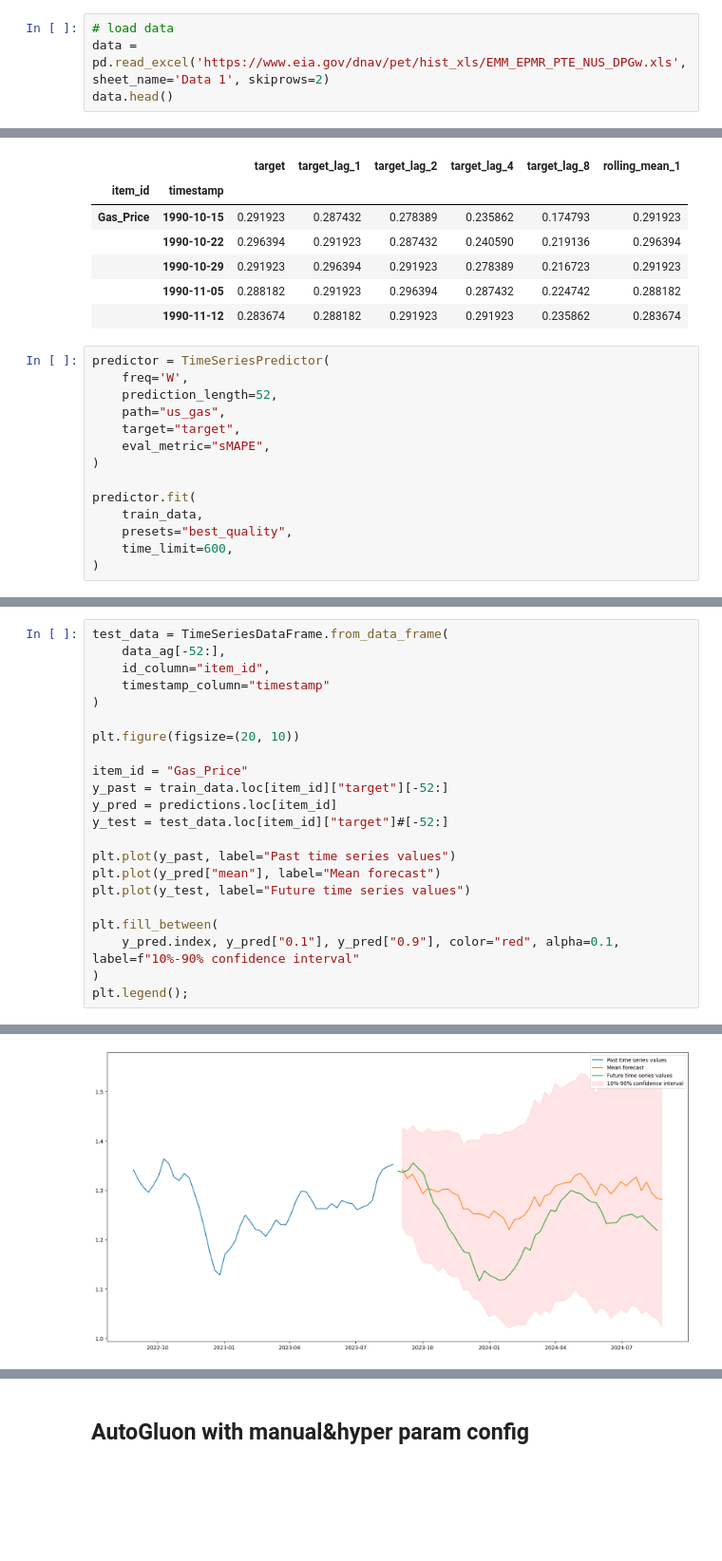
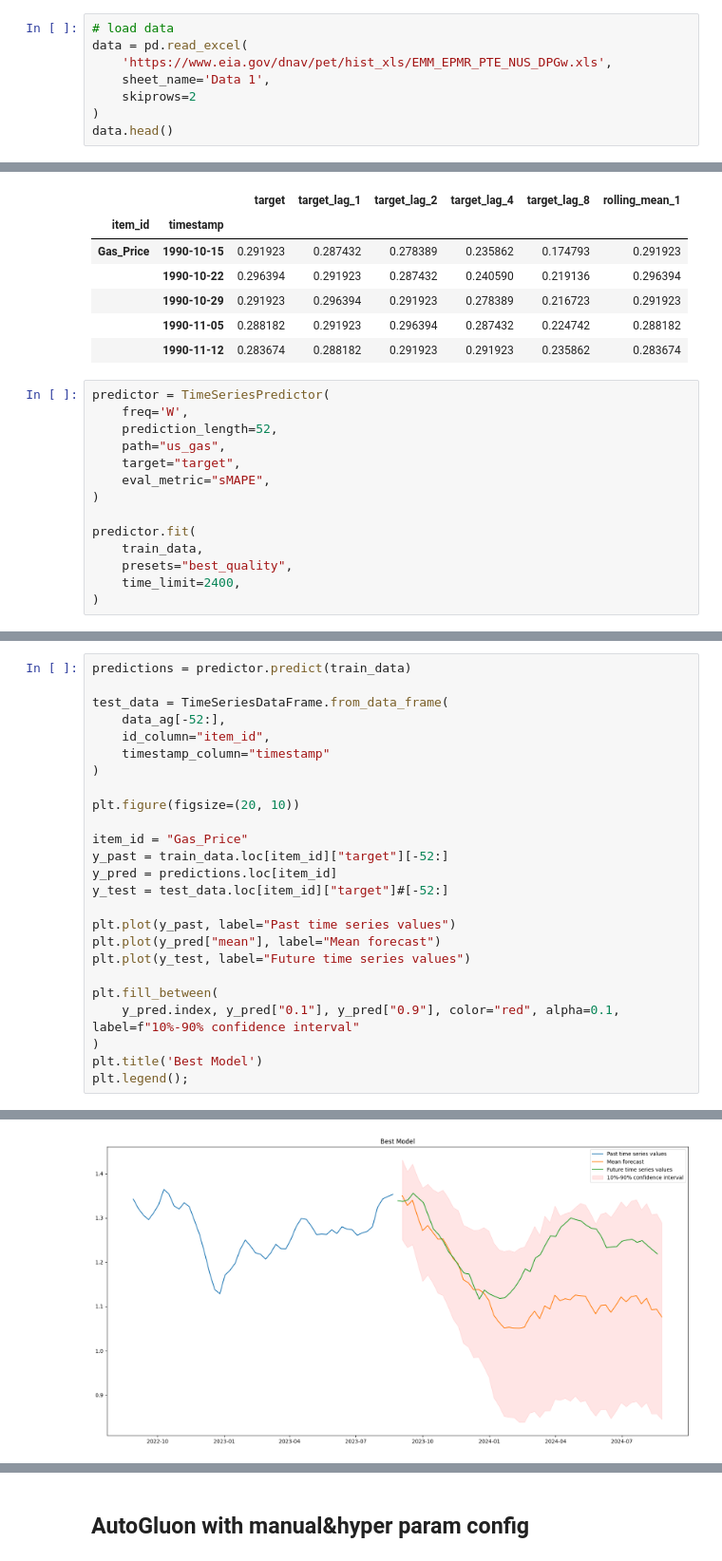
Before and after one commit to mzaoualim/us_gas_price, a Jupyter notebook: notebooks/step_by_step_notebook.ipynb, the cells around one changed output, grey strips where cells are left out. Shown at 95% size. Drawn from its saved outputs; the diff is of its cells as text; blank space fills up the shorter version.

```diff
--- a/notebooks/step_by_step_notebook.ipynb
+++ b/notebooks/step_by_step_notebook.ipynb
@@ -98,7 +77,11 @@ Data scientist role is to turn:
 	  - Learn use Cloud services (AWS, GC...)
 # %%
 # load data
-data = pd.read_excel('https://www.eia.gov/dnav/pet/hist_xls/EMM_EPMR_PTE_NUS_DPGw.xls', sheet_name='Data 1', skiprows=2)
+data = pd.read_excel(
+    'https://www.eia.gov/dnav/pet/hist_xls/EMM_EPMR_PTE_NUS_DPGw.xls',
+    sheet_name='Data 1',
+    skiprows=2
+)
 data.head()
 # %% [output]
 |  | Date | Weekly U.S. Regular All Formulati... |
@@ -274,7 +249,7 @@ predictor = TimeSeriesPredictor(
 predictor.fit(
     train_data,
     presets="best_quality",
-    time_limit=600,
+    time_limit=2400,
 )
 # %% [output]
 Frequency 'W' stored as 'W-SUN'
@@ -330,4 +290,6 @@ predictions.head()
 # %%
+predictions = predictor.predict(train_data)
+
 test_data = TimeSeriesDataFrame.from_data_frame(
     data_ag[-52:],
     id_column="item_id",
@@ -348,5 +310,6 @@ plt.plot(y_test, label="Future time series values")
 plt.fill_between(
     y_pred.index, y_pred["0.1"], y_pred["0.9"], color="red", alpha=0.1, label=f"10%-90% confidence interval"
 )
+plt.title('Best Model')
 plt.legend();
 # %% [output]
@@ -353,2 +318,2 @@ plt.legend();
-[figure, old version]
+[figure, new version]
 # %% [markdown]
```
Also changed, not shown: parts of 39 cells of this notebook.
